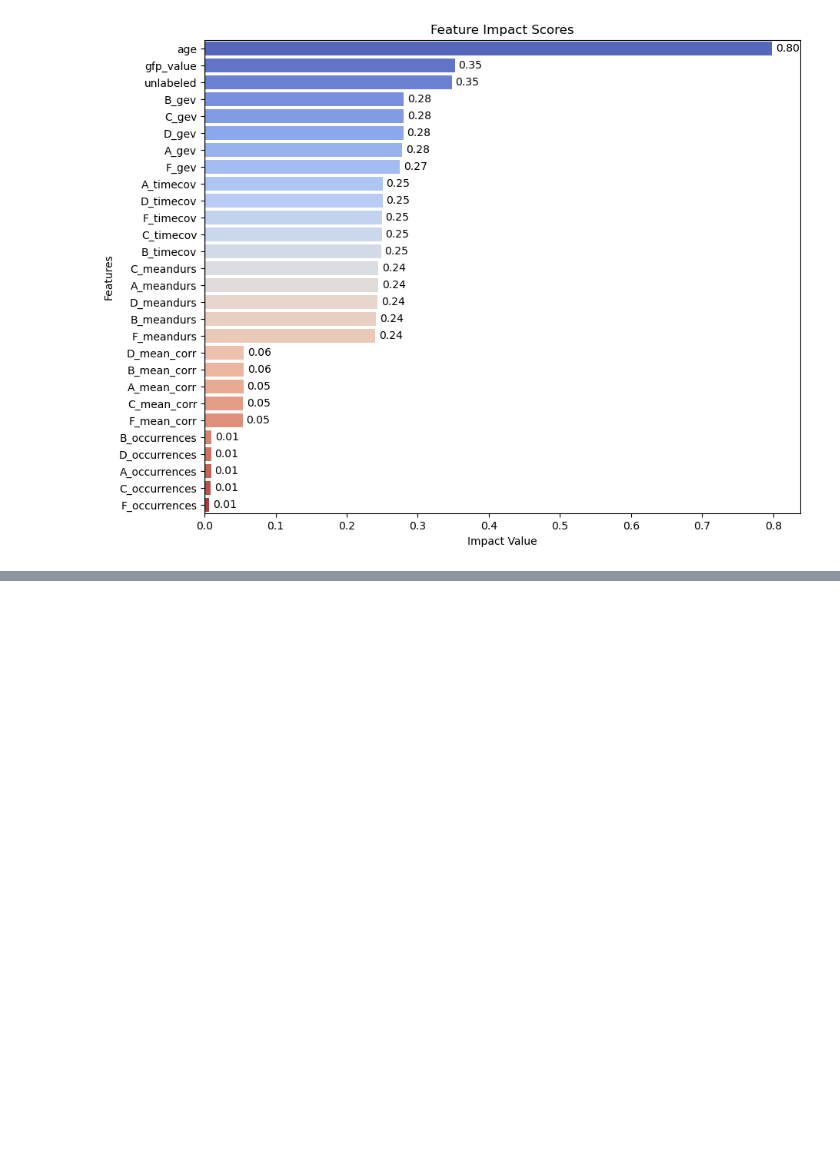
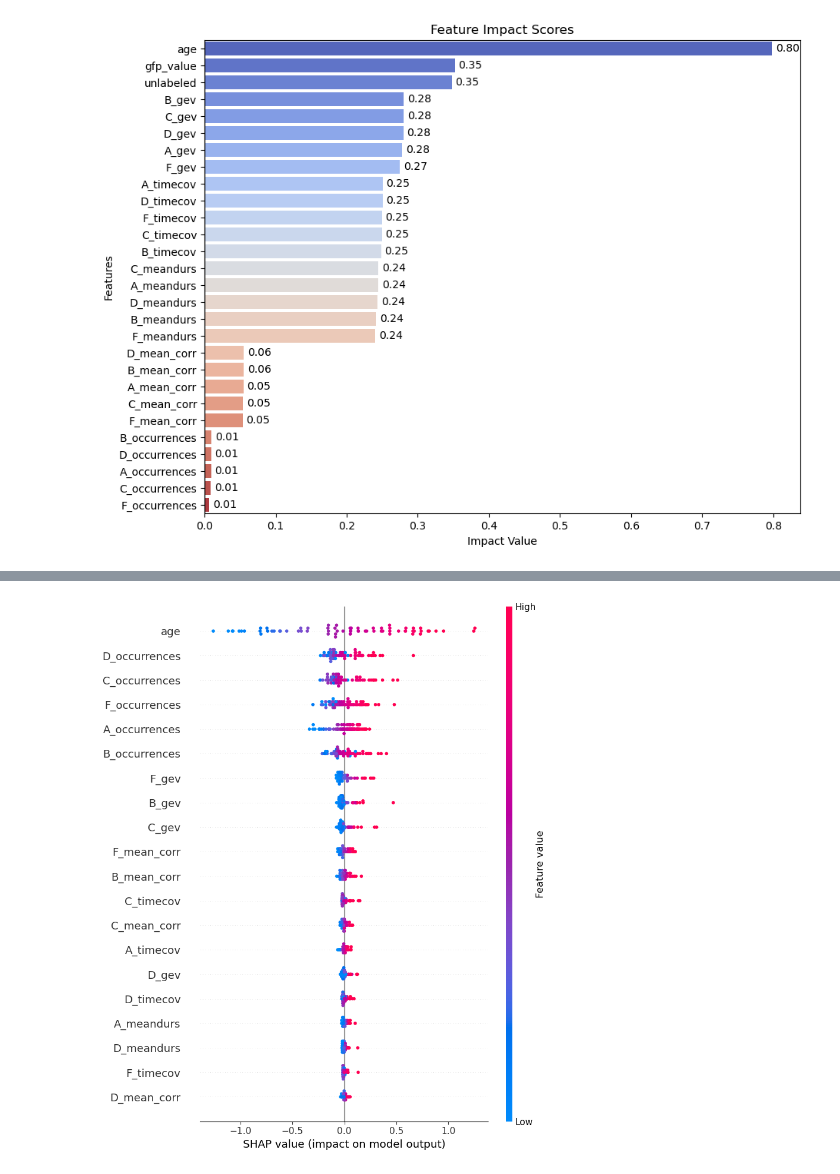
Before and after one commit to IamRabin/ExCIR, a Jupyter notebook: alg_dev.ipynb, the cells around one changed output, grey strips where cells are left out. Cells and saved outputs as stored; diff of their text form; code cells hidden in the pictures; blank space fills up the shorter version.

```diff
--- a/alg_dev.ipynb
+++ b/alg_dev.ipynb
@@ -298,18 +209,6 @@ X_val, y_val = np.expand_dims(np.array(X_val),1), np.array(y_val)
 X_val.shape
 # %% [output]
 (68, 1, 28)
-# %%
-class MsDataset(Dataset):
-     def __init__(self,signals,labels):
-         self.signals=signals
-         self.labels=labels
-
-     def __len__(self):
-        return len(self.signals)
-
-     def __getitem__(self, idx):
-        signal,label= self.signals[idx], self.labels[idx]
-        return signal,label
 # %%
 train_dataset = MsDataset(torch.from_numpy(X_train).float(), torch.from_numpy(y_train).long())
 val_dataset = MsDataset(torch.from_numpy(X_val).float(), torch.from_numpy(y_val).long())
@@ -1162,0 +886,14 @@ plt.show()
+# %%
+# For complex deep learning model
+
+model.eval()
+validation_data = torch.cat([X_val_batch for X_val_batch, _ in val_loader])
+# %%
+explainer = shap.DeepExplainer(model, validation_data)
+shap_values = explainer.shap_values(validation_data)
+# %%
+reshaped_data = validation_data.reshape(68, 28)
+# %%
+shap.summary_plot(shap_values[:,0,:,2], reshaped_data.cpu().numpy(),feature_names=df.columns)
+# %% [output]
+[figure, added]
```
Also changed, not shown: parts of 45 cells of this notebook, 4 other files.
